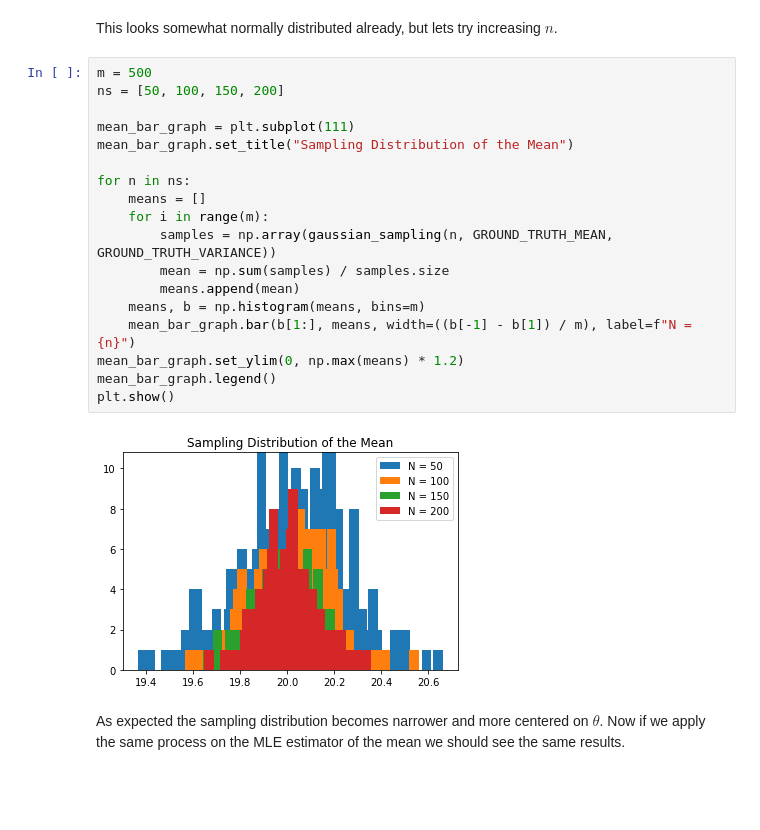
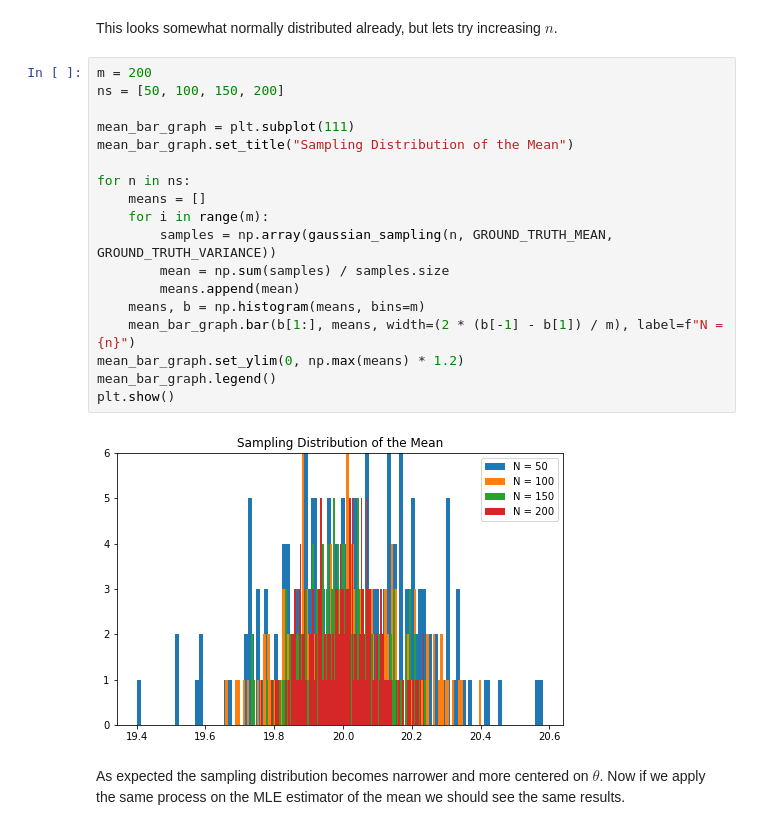
Before and after one commit to adibshalekeen/machinelearningblogs, a Jupyter notebook: Maximum_Likelihood_Estimation/Maximum Likelihood Estimation.ipynb, the cells around one changed output. Drawn from its saved outputs; the diff is of its cells as text; blank space fills up the shorter version.

```diff
--- a/Maximum_Likelihood_Estimation/Maximum Likelihood Estimation.ipynb
+++ b/Maximum_Likelihood_Estimation/Maximum Likelihood Estimation.ipynb
@@ -700,25 +699,25 @@ plt.show()
 # %% [markdown]
 This looks somewhat normally distributed already, but lets try increasing $n$.
 # %%
-m = 500
+m = 200
 ns = [50, 100, 150, 200]
 
 mean_bar_graph = plt.subplot(111)
 mean_bar_graph.set_title("Sampling Distribution of the Mean")
 
 for n in ns:
     means = []
     for i in range(m):
         samples = np.array(gaussian_sampling(n, GROUND_TRUTH_MEAN, GROUND_TRUTH_VARIANCE))
         mean = np.sum(samples) / samples.size
         means.append(mean)
     means, b = np.histogram(means, bins=m)
-    mean_bar_graph.bar(b[1:], means, width=((b[-1] - b[1]) / m), label=f"N = {n}")
+    mean_bar_graph.bar(b[1:], means, width=(2 * (b[-1] - b[1]) / m), label=f"N = {n}")
 mean_bar_graph.set_ylim(0, np.max(means) * 1.2)
 mean_bar_graph.legend()
 plt.show()
 # %% [output]
-[figure, old version]
+[figure, new version]
 # %% [markdown]
 As expected the sampling distribution becomes narrower and more centered on $\theta$. Now if we apply the same process on the MLE estimator of the mean we should see the same results.
 # %%
```
Also changed, not shown: parts of 4 cells of this notebook.
